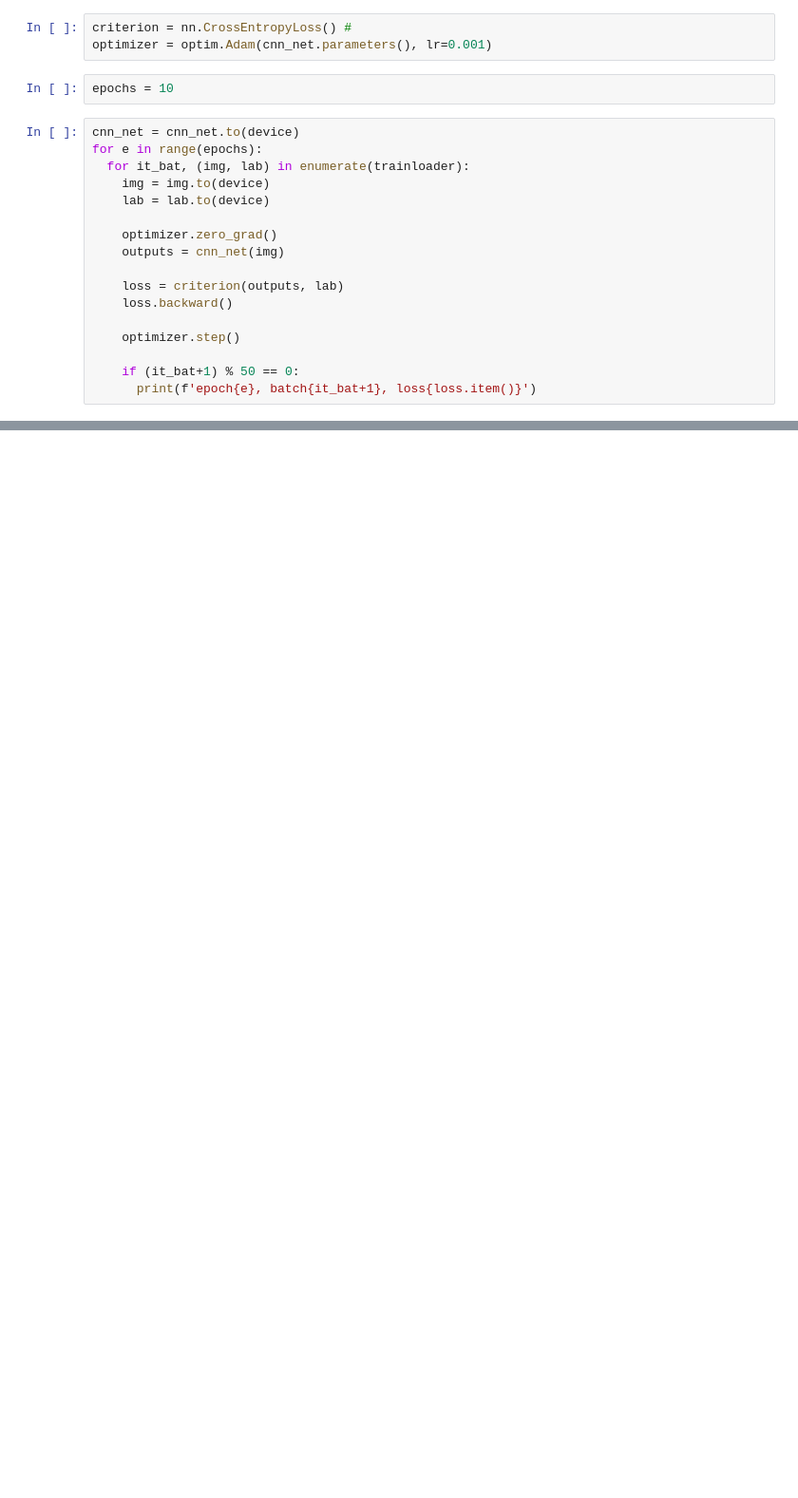
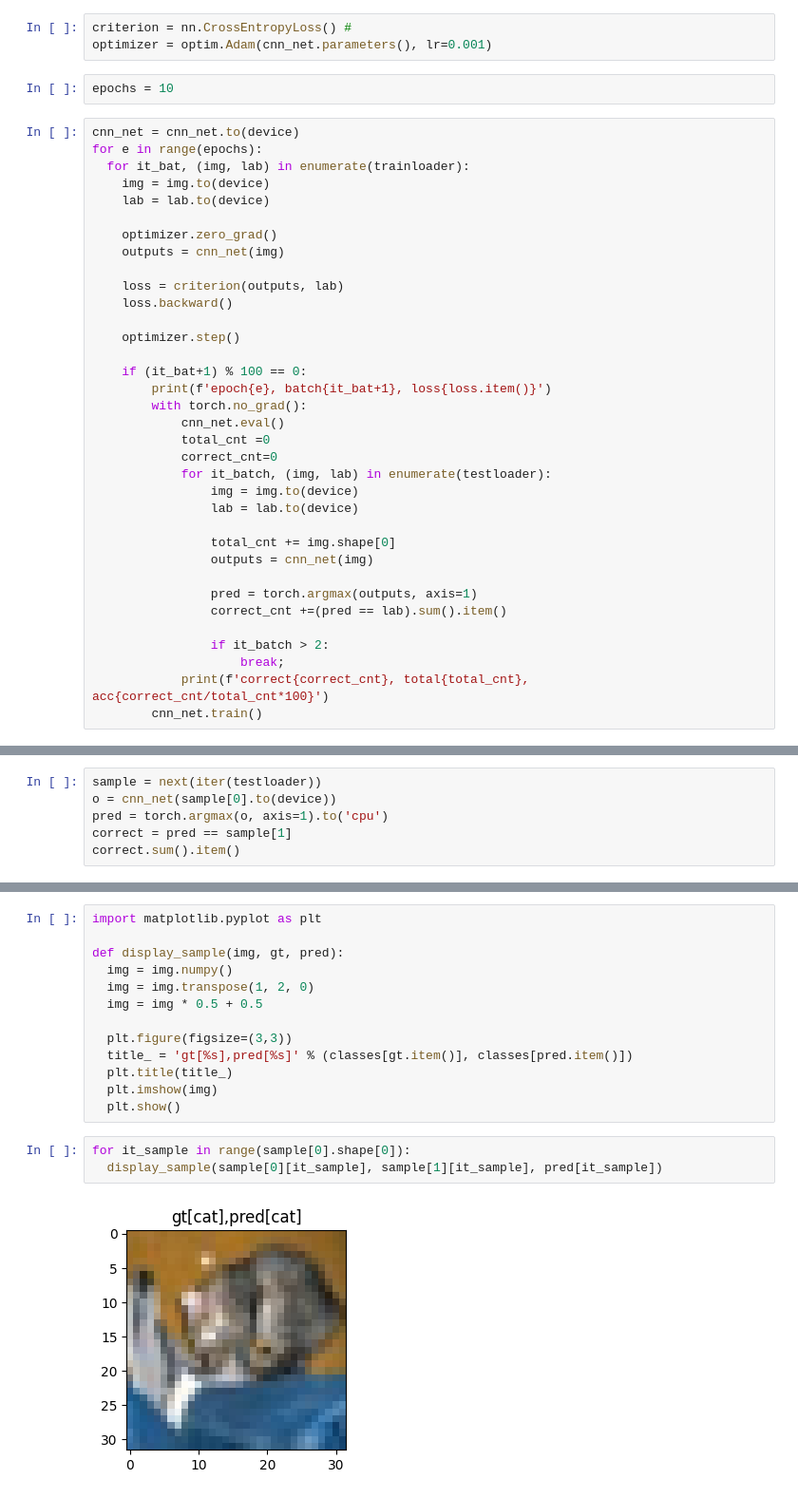
Before and after one commit to apetech-labs/bigdatacamp_image_processing, a Jupyter notebook: ImageProcessing/0804/0803_Cifar_with_cnn_for_mac.ipynb, the cells around one changed output, grey strips where cells are left out. Shown at 95% size. Drawn from its saved outputs; the diff is of its cells as text; blank space fills up the shorter version.

```diff
--- a/ImageProcessing/0804/0803_Cifar_with_cnn_for_mac.ipynb
+++ b/ImageProcessing/0804/0803_Cifar_with_cnn_for_mac.ipynb
@@ -124,6 +168,24 @@ for e in range(epochs):
 
     optimizer.step()
 
-    if (it_bat+1) % 50 == 0:
-      print(f'epoch{e}, batch{it_bat+1}, loss{loss.item()}')
+    if (it_bat+1) % 100 == 0:
+        print(f'epoch{e}, batch{it_bat+1}, loss{loss.item()}')
+        with torch.no_grad():
+            cnn_net.eval()
+            total_cnt =0
+            correct_cnt=0
+            for it_batch, (img, lab) in enumerate(testloader):
+                img = img.to(device)
+                lab = lab.to(device)
+
+                total_cnt += img.shape[0]
+                outputs = cnn_net(img)
+
+                pred = torch.argmax(outputs, axis=1)
+                correct_cnt +=(pred == lab).sum().item()
+
+                if it_batch > 2:
+                    break;
+            print(f'correct{correct_cnt}, total{total_cnt}, acc{correct_cnt/total_cnt*100}')
+        cnn_net.train()
 # %% [output]
@@ -146,0 +200,6 @@ epoch9, batch500, loss1.2810920476913452
+# %%
+sample = next(iter(testloader))
+o = cnn_net(sample[0].to(device))
+pred = torch.argmax(o, axis=1).to('cpu')
+correct = pred == sample[1]
+correct.sum().item()
@@ -146,0 +208,18 @@ epoch9, batch500, loss1.2810920476913452
+# %%
+import matplotlib.pyplot as plt
+
+def display_sample(img, gt, pred):
+  img = img.numpy()
+  img = img.transpose(1, 2, 0)
+  img = img * 0.5 + 0.5
+
+  plt.figure(figsize=(3,3))
+  title_ = 'gt[%s],pred[%s]' % (classes[gt.item()], classes[pred.item()])
+  plt.title(title_)
+  plt.imshow(img)
+  plt.show()
+# %%
+for it_sample in range(sample[0].shape[0]):
+  display_sample(sample[0][it_sample], sample[1][it_sample], pred[it_sample])
+# %% [output]
+[figure, added]
```
Also changed, not shown: parts of 8 cells of this notebook.
